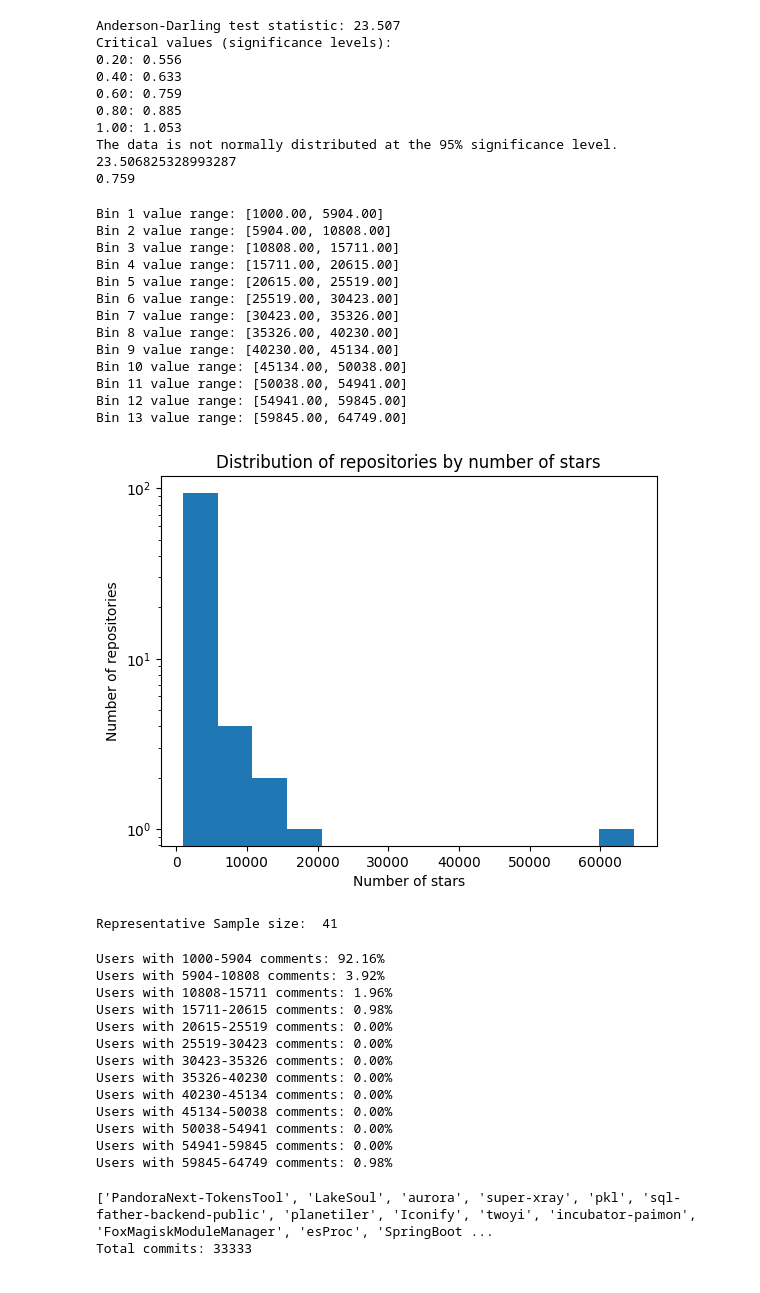
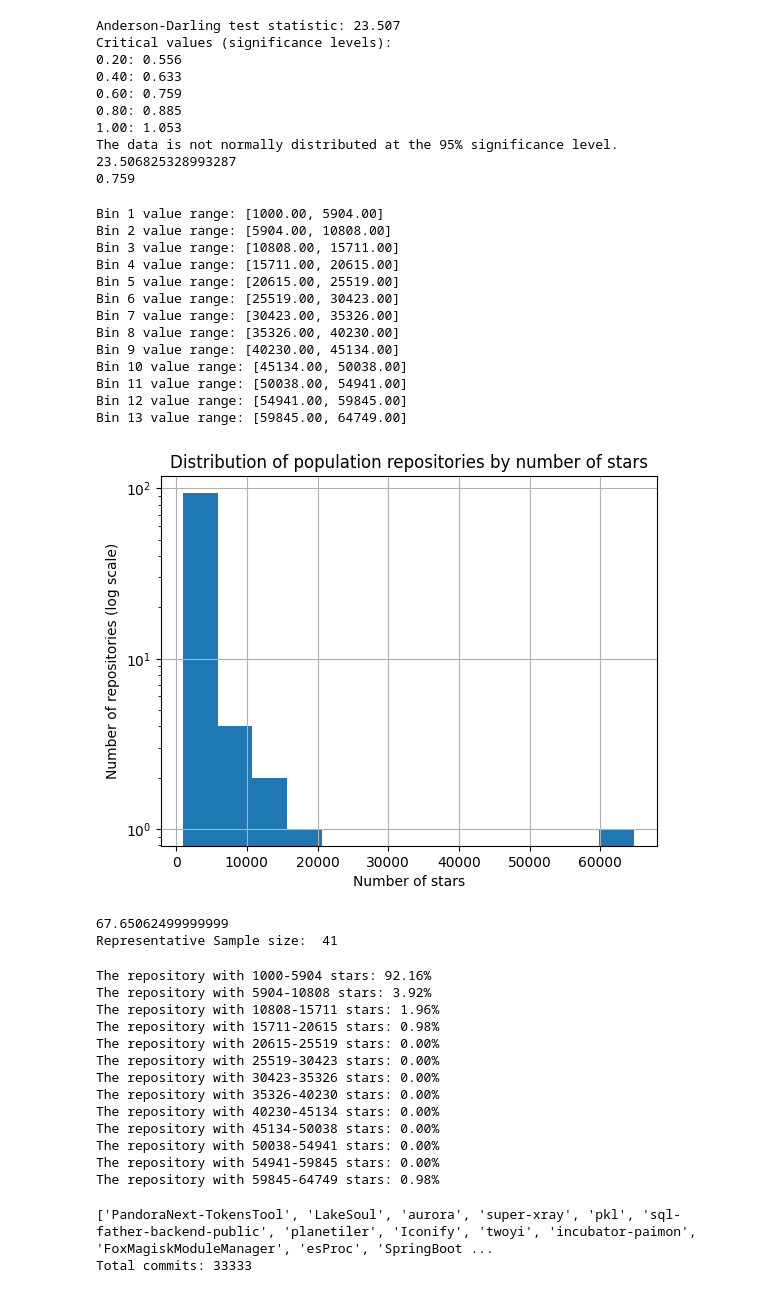
Before and after one commit to AlexChudic/FinalProject, a Jupyter notebook: src/get_samples.ipynb, the cells around one changed output. Saved outputs shown, nothing was run; the diff lists cells and outputs as text; code cells hidden in the pictures.

```diff
--- a/src/get_samples.ipynb
+++ b/src/get_samples.ipynb
@@ -269,36 +251,39 @@ bin_edges = np.round(bin_edges).astype(int)
 hist, _ = np.histogram(values, bins=bin_edges)
 
 # Print the value ranges of each bin
 for i in range(len(bin_edges)-1):
     print(f"Bin {i+1} value range: [{bin_edges[i]:.2f}, {bin_edges[i+1]:.2f}]")
 
 # Plot the histogram
 import matplotlib.pyplot as plt
 
 plt.hist(values, bins=bin_edges)
 
 # Label the axes
 plt.xlabel('Number of stars')
-plt.ylabel('Number of repositories')
-plt.title('Distribution of repositories by number of stars')
+plt.ylabel('Number of repositories (log scale)')
+plt.title('Distribution of population repositories by number of stars')
 plt.yscale('log')
+plt.grid(True)
+
+plt.savefig('../data/population_distribution_histogram.png')
 
 plt.show()
 # %% [output]
 Bin 1 value range: [1000.00, 5904.00]
 Bin 2 value range: [5904.00, 10808.00]
 Bin 3 value range: [10808.00, 15711.00]
 Bin 4 value range: [15711.00, 20615.00]
 Bin 5 value range: [20615.00, 25519.00]
 Bin 6 value range: [25519.00, 30423.00]
 Bin 7 value range: [30423.00, 35326.00]
 Bin 8 value range: [35326.00, 40230.00]
 Bin 9 value range: [40230.00, 45134.00]
 Bin 10 value range: [45134.00, 50038.00]
 Bin 11 value range: [50038.00, 54941.00]
 Bin 12 value range: [54941.00, 59845.00]
 Bin 13 value range: [59845.00, 64749.00]
-[figure, old version]
+[figure, new version]
 # %%
 population = len(stars)
 
@@ -310,12 +295,14 @@ e = 0.1
 
 # Initial sample size calculation
 n = ((z_score**2) * 0.5 * (1-0.5))/e**2
+print(n)
 
 # Sample size given population size
 sample_size = math.ceil((population * n)/(population + n))
 
 print("Representative Sample size: ", sample_size)
 # %% [output]
+67.65062499999999
 Representative Sample size:  41
 # %%
 # Calculate percentage of repositories in each bin
@@ -332,23 +319,23 @@ total_prs = sum(range_counts)
 for (start, end), count in zip(bin_ranges, range_counts):
     percentage = count / total_prs * 100
     percentages.append(percentage)
-    print(f"Users with {start}-{end} comments: {percentage:.2f}%")
+    print(f"The repository with {start}-{end} stars: {percentage:.2f}%")
 
 percentages = [round(x, 2) for x in percentages]
 # %% [output]
-Users with 1000-5904 comments: 92.16%
-Users with 5904-10808 comments: 3.92%
-Users with 10808-15711 comments: 1.96%
-Users with 15711-20615 comments: 0.98%
-Users with 20615-25519 comments: 0.00%
-Users with 25519-30423 comments: 0.00%
-Users with 30423-35326 comments: 0.00%
-Users with 35326-40230 comments: 0.00%
-Users with 40230-45134 comments: 0.00%
-Users with 45134-50038 comments: 0.00%
-Users with 50038-54941 comments: 0.00%
-Users with 54941-59845 comments: 0.00%
-Users with 59845-64749 comments: 0.98%
+The repository with 1000-5904 stars: 92.16%
+The repository with 5904-10808 stars: 3.92%
+The repository with 10808-15711 stars: 1.96%
+The repository with 15711-20615 stars: 0.98%
+The repository with 20615-25519 stars: 0.00%
+The repository with 25519-30423 stars: 0.00%
+The repository with 30423-35326 stars: 0.00%
+The repository with 35326-40230 stars: 0.00%
+The repository with 40230-45134 stars: 0.00%
+The repository with 45134-50038 stars: 0.00%
+The repository with 50038-54941 stars: 0.00%
+The repository with 54941-59845 stars: 0.00%
+The repository with 59845-64749 stars: 0.98%
 # %%
 # Calculate the frequencies
 frequencies = [round(p * sample_size / 100) for p in percentages]
```
Also changed, not shown: parts of 6 cells of this notebook.
